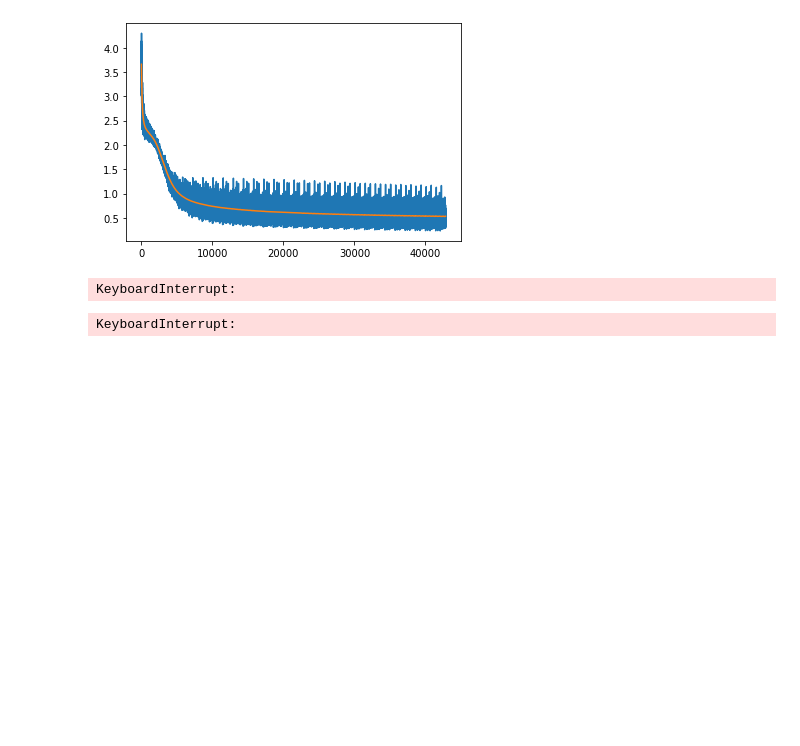
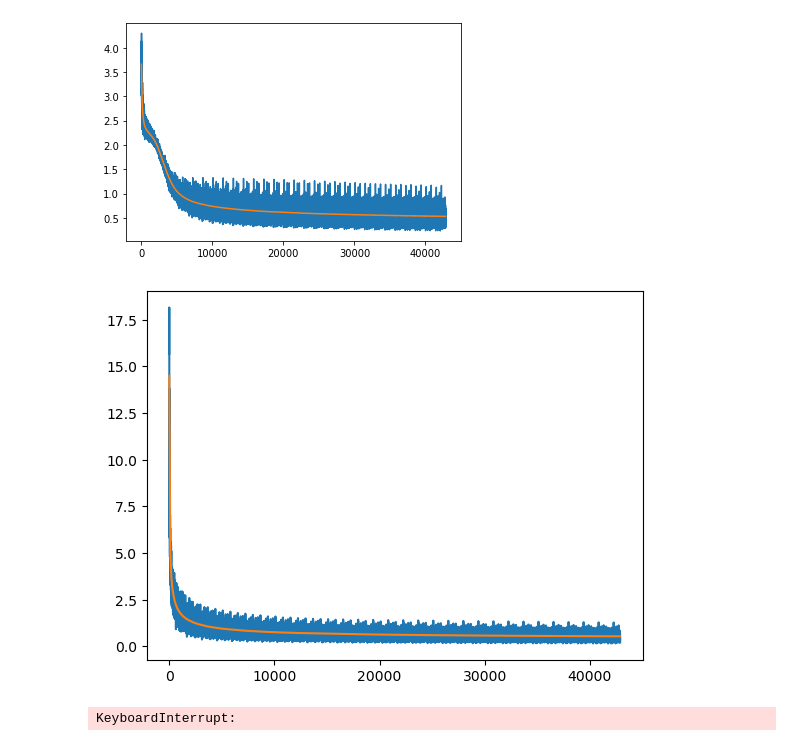
Before and after one commit to djohnson2718/math474, a Jupyter notebook: lab3runs.ipynb, the cells around one changed output. Saved outputs shown, nothing was run; the diff lists cells and outputs as text; code cells hidden in the pictures; blank space fills up the shorter version.

```diff
--- a/lab3runs.ipynb
+++ b/lab3runs.ipynb
@@ -23,9 +23,9 @@ c2=do_it(ConvNetwork2(train_dataset,init="orth"))
 # %% [output]
 [figure]
 # %%
-c2x=do_it(ConvNetwork(train_dataset,init="xe"))
+c2x=do_it(ConvNetwork2(train_dataset,init="xe"))
 # %% [output]
-KeyboardInterrupt:
+[figure, added]
 # %%
 c2u=do_it(ConvNetwork(train_dataset,init="uniform"))
 # %% [output]
```
Also changed, not shown: parts of 1 cell of this notebook.
